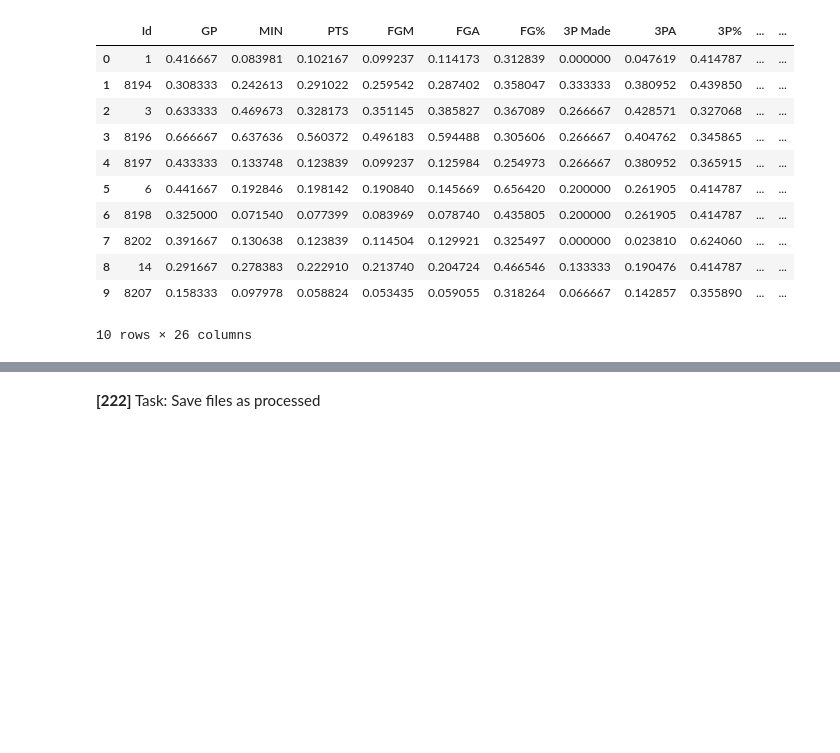
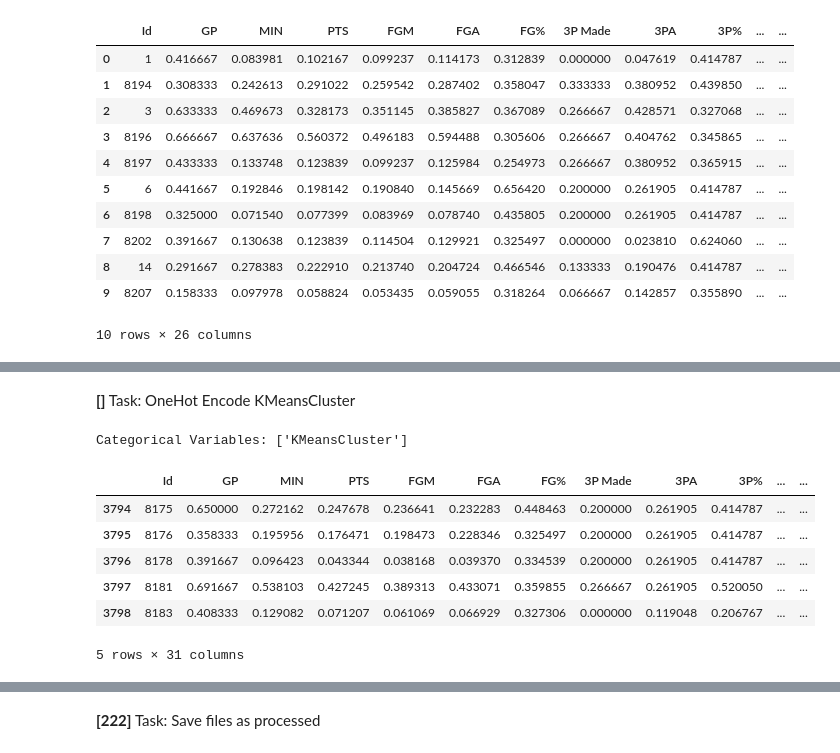
Before and after one commit to nuwanprabhath/kaggle-nba-career-prediction, a Jupyter notebook: notebooks/fragar_nathan-93087548-dataprep.ipynb, the cells around one changed output, grey strips where cells are left out. Cells and saved outputs as stored; diff of their text form; code cells hidden in the pictures; blank space fills up the shorter version.

```diff
--- a/notebooks/fragar_nathan-93087548-dataprep.ipynb
+++ b/notebooks/fragar_nathan-93087548-dataprep.ipynb
@@ -599,0 +696,4 @@ df_test_cleaned.head(10)
+# %%
+X_test_kmeans = kmeans.predict(df_test_cleaned)
+df_test_kmeans = pd.DataFrame(np.squeeze(X_test_kmeans), columns=['KMeansCluster'])
+df_test_cleaned = pd.concat([df_test_cleaned, df_test_kmeans], axis=1)
@@ -599,0 +715,2 @@ df_test_cleaned.head(10)
+# %% [markdown]
+**[]** Task: OneHot Encode KMeansCluster
@@ -599,0 +720,6 @@ df_test_cleaned.head(10)
+# %%
+# Task: Configure Columnst to One-Hot Encode
+object_cols = ['KMeansCluster']
+print("Categorical Variables:",object_cols)
+# %% [output]
+Categorical Variables: ['KMeansCluster']
@@ -599,0 +740,24 @@ df_test_cleaned.head(10)
+# %%
+# Instantiate OneHotEncoder
+OH_encoder = OneHotEncoder(handle_unknown='ignore',sparse=False)
+# Apply OneHotEncoder to categorical columns
+OH_cols_test = pd.DataFrame(OH_encoder.fit_transform(df_test_cleaned[object_cols]))
+# OneHotEncoding removed Index, put it back
+OH_cols_test.index = df_test_cleaned.index
+# Add Column Names
+OH_cols_test.columns = OH_encoder.get_feature_names_out()
+
+# Remove Categorical Columns (ready to replace with one-hot encoding)
+df_test_cleaned_num = df_test_cleaned.drop(object_cols,axis=1)
+# Add one-hot encoded columns to numerical features
+df_test_cleaned = pd.concat([df_test_cleaned_num, OH_cols_test], axis=1)
+# %%
+df_test_cleaned.tail()
+# %% [output]
+|  | Id | GP | MIN | PTS | FGM | FGA | FG% | 3P Made | 3PA | 3P% | ... | ... |
+| 3794 | 8175 | 0.650000 | 0.272162 | 0.247678 | 0.236641 | 0.232283 | 0.448463 | 0.200000 | 0.261905 | 0.414787 | ... | ... |
+| 3795 | 8176 | 0.358333 | 0.195956 | 0.176471 | 0.198473 | 0.228346 | 0.325497 | 0.200000 | 0.261905 | 0.414787 | ... | ... |
+| 3796 | 8178 | 0.391667 | 0.096423 | 0.043344 | 0.038168 | 0.039370 | 0.334539 | 0.200000 | 0.261905 | 0.414787 | ... | ... |
+| 3797 | 8181 | 0.691667 | 0.538103 | 0.427245 | 0.389313 | 0.433071 | 0.359855 | 0.266667 | 0.261905 | 0.520050 | ... | ... |
+| 3798 | 8183 | 0.408333 | 0.129082 | 0.071207 | 0.061069 | 0.066929 | 0.327306 | 0.000000 | 0.119048 | 0.206767 | ... | ... |
+5 rows × 31 columns
```
Also changed, not shown: parts of 23 cells of this notebook.
